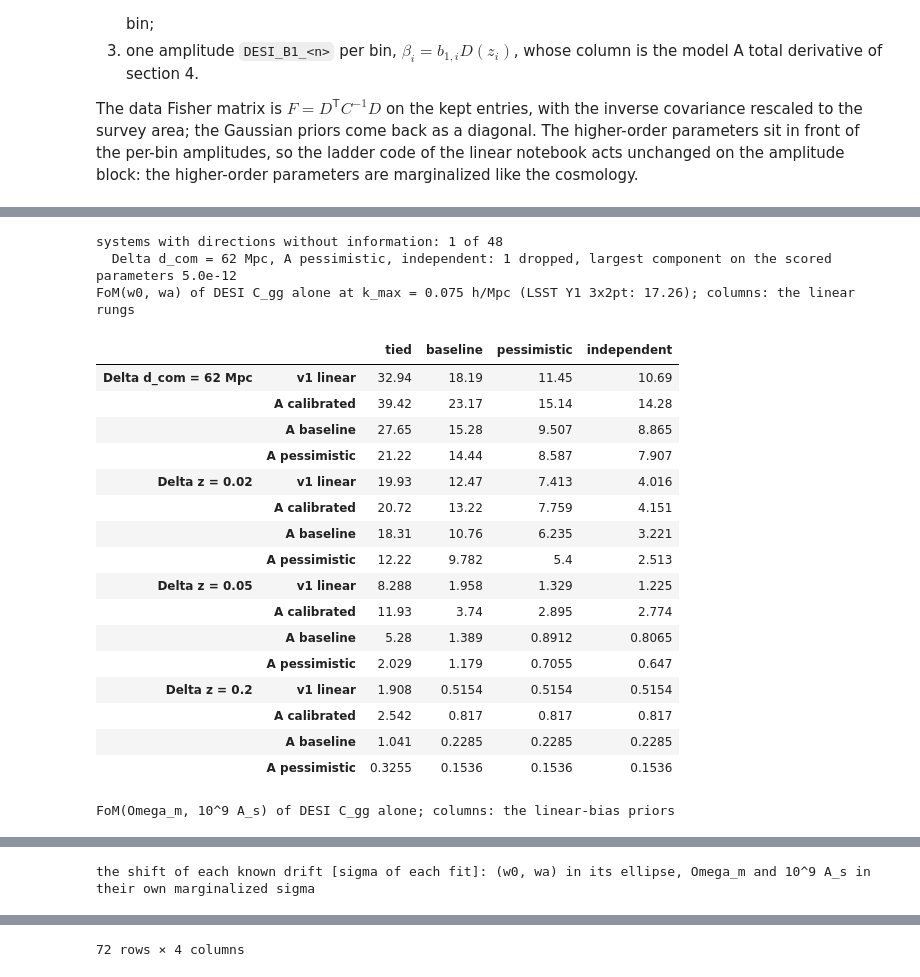
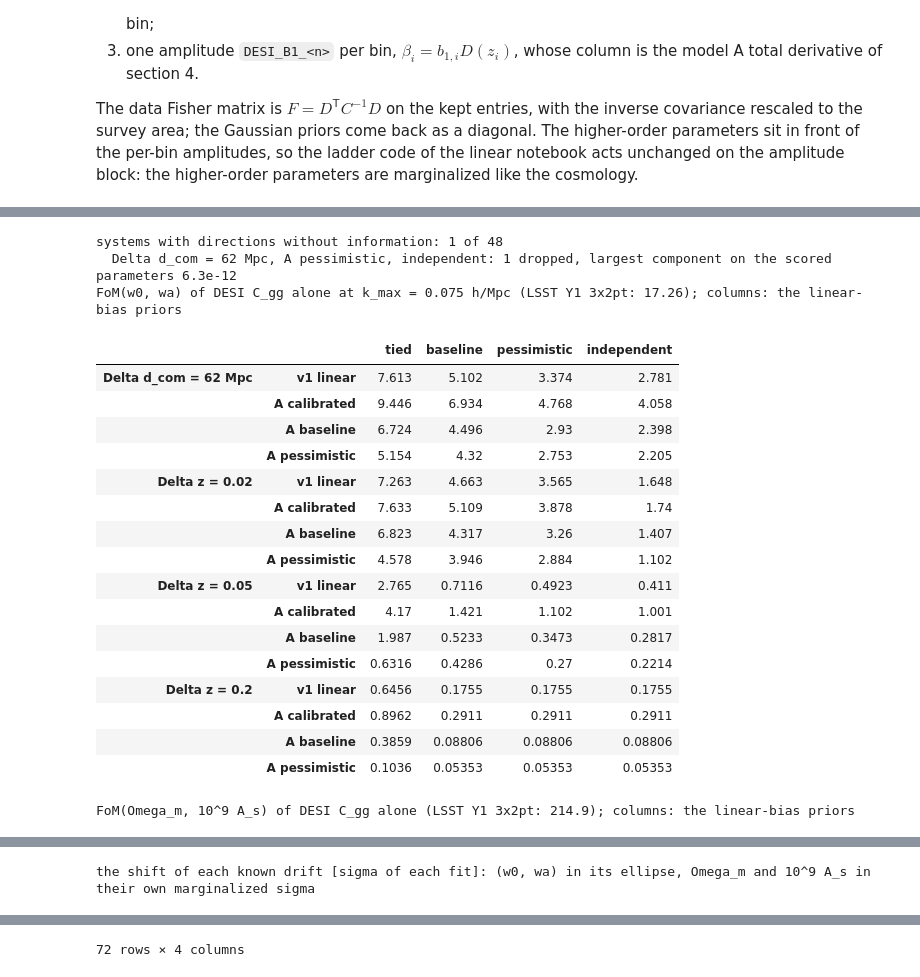
Before and after one commit to SBU-COSMOLIKE/lssty1xdesi, a Jupyter notebook: EXAMPLE_EVALUATE_FISHER_MODEL_A.ipynb, the cells around one changed output, grey strips where cells are left out. Drawn from its saved outputs; the diff is of its cells as text; code cells hidden in the pictures.

```diff
--- a/EXAMPLE_EVALUATE_FISHER_MODEL_A.ipynb
+++ b/EXAMPLE_EVALUATE_FISHER_MODEL_A.ipynb
@@ -188,9 +203,12 @@ The settings fix what is compared.
 PROJECT = 'projects/lssty1xdesi/'
 CHAINS = ROOTDIR + '/projects/lssty1xdesi/chains/'
 DESI_DATA = ROOTDIR + '/projects/lssty1xdesi/data/'
-# the figures of this notebook go to the v2 note; the v1 note is read only
+# the figures of this notebook go to the v2 note
 NOTE_PLOTS = ROOTDIR + '/projects/lssty1xdesi/notes/correlated_bias_prior_v2/plots/'
-V1_PLOTS = ROOTDIR + '/projects/lssty1xdesi/notes/correlated_bias_prior/plots/'
+# make_theory_data.py (the bias drift laws) lives in the v2 note's plots
+THEORY_PLOTS = ROOTDIR + '/projects/lssty1xdesi/notes/correlated_bias_prior_v2/plots/'
+# the linear-bias FoMs on the same cuts: the k_max study's scan
+KMAX_SCAN = ROOTDIR + '/projects/lssty1xdesi/notes/linear_bias_kmax/plots/fob_kmax/data.json'
 COSMO = ['As_1e9', 'ns', 'H0', 'omegab', 'omegam', 'w0', 'wa']
 # one footprint for every probe [deg^2]; the DESI covariance files are built
 # at DESI_COV_AREA_DEG2
@@ -201,11 +219,14 @@ H_MAIN = 0.02
 # model A's cut, h/Mpc at z = 0 (the UV-fraction criterion at k_max/D(z))
 KMAX = 0.075
 # The kept band powers are the linear notebook's UV-fraction cuts at KMAX,
-# read from its cache: v1 and v2 fit the same data, so every difference
-# between them is the bias model.
+# read from its cache: the linear-bias and the model A fits use the same
+# data, so every difference between them is the bias model.
 LINEAR_CUTS_CACHE = CHAINS + 'EXAMPLE_EVALUATE_FISHER_SCALE_CUTS.pkl'
-# LSST Y1 3x2pt in real space, the SRD setup (lsst_y1 project)
+# LSST Y1 3x2pt in real space, the SRD setup (lsst_y1 project): the
+# FoM of (w0, wa) and of (Omega_m, 10^9 A_s) from the Fisher matrix of its
+# EXAMPLE_EVALUATE2.ipynb (chains/EXAMPLE_EVALUATE2_FISHER_3x2pt.pkl)
 LSST_Y1_SRD_FOM = 17.26
+LSST_Y1_SRD_FOM_OM_AS = 214.9
 
 # The four layouts at the linear notebook's Fisher settings (likelihood
 # overrides and overall accuracy boost), on their model A example yamls.
@@ -709,7 +735,7 @@ in the sampled units. `rung_system` computes it from the same Fisher inverse
 as the dark-energy FoM, so the two tables describe one fit. It feeds panel (b)
 of the note's Figure 1.
 # %%
-sys.path.insert(0, V1_PLOTS)
+sys.path.insert(0, THEORY_PLOTS)
 import make_theory_data as bias_theory
 
 BIAS_ASSUMPTIONS = {
@@ -760,7 +786,7 @@ def fiducial_of(key):
 
 
 def group_bias_precision(key, L, sigma_by_group, free_tilt=True):
-    '''The memory-model prior precision on the bin biases (v1 notebook).'''
+    '''The memory-model prior precision on the bin biases (as in EXAMPLE_EVALUATE_FISHER.ipynb).'''
     zbar = BIN_ZBAR[key]
     fiducial = fiducial_of(key)
     P = np.zeros((len(zbar), len(zbar)))
@@ -778,7 +804,7 @@ def group_bias_precision(key, L, sigma_by_group, free_tilt=True):
 
 def bias_drift(key, law):
     '''The fractional deviation of every bin's b1 from B_g/D(z) under a known
-    drift (v1 notebook): the higher-order biases follow b1 in the truth too.'''
+    drift (as in EXAMPLE_EVALUATE_FISHER.ipynb): the higher-order biases follow b1 in the truth too.'''
     zbar = BIN_ZBAR[key]
     fiducial = fiducial_of(key)
     delta = np.zeros(len(zbar))
@@ -904,54 +930,61 @@ for (key, variant, rung), sysm in singular.items():
     print(f'  {key}, {variant}, {rung}: {sysm["dropped"]} dropped, largest component on the '
           f'scored parameters {sysm["null_overlap"]:.1e}')
 
-with open(V1_PLOTS + 'baseline_ladder/data.json') as f:
-    V1_LADDER = {lay['name']: lay for lay in json.load(f)['layouts']}
+# the linear-bias FoM of every prior at KMAX, from the k_max study (its
+# calibrated-truth scan carries the linear fit's FoM at each cut)
+with open(KMAX_SCAN) as f:
+    kmax_scan = json.load(f)
+m_cut = int(np.argmin(np.abs(np.asarray(kmax_scan['kmax_h_per_Mpc']) - KMAX)))
+V1_LADDER = {lay['name']: {'fom': {r: lay['shift'][r]['calibrated'][m_cut]['fom']
+                                   for r in kmax_scan['rungs']}}
+             for lay in kmax_scan['layouts']}
 
 table = {}
 for key in LAYOUTS:
     table[(key, 'v1 linear')] = {rung: V1_LADDER[key]['fom'][rung] for rung in LADDER_RUNGS}
     for variant in HO_VARIANTS:
         table[(key, variant)] = {rung: ladder[(key, variant, rung)]['fom'] for rung in LADDER_RUNGS}
 print(f'FoM(w0, wa) of DESI C_gg alone at k_max = {KMAX} h/Mpc (LSST Y1 3x2pt: '
-      f'{LSST_Y1_SRD_FOM}); columns: the linear rungs')
+      f'{LSST_Y1_SRD_FOM}); columns: the linear-bias priors')
 display(pd.DataFrame(table).T)
 table_om_as = {(key, variant): {rung: ladder[(key, variant, rung)]['fom_om_as']
                                 for rung in LADDER_RUNGS}
                for key in LAYOUTS for variant in HO_VARIANTS}
-print('FoM(Omega_m, 10^9 A_s) of DESI C_gg alone; columns: the linear-bias priors')
+print(f'FoM(Omega_m, 10^9 A_s) of DESI C_gg alone (LSST Y1 3x2pt: '
+      f'{LSST_Y1_SRD_FOM_OM_AS}); columns: the linear-bias priors')
 display(pd.DataFrame(table_om_as).T)
 
 shift_table = {}
 for key in LAYOUTS:
     for variant in HO_VARIANTS:
         for law in DRIFT_LAWS:
             for what in ['', *[f'_{p}' for p in SINGLE_PARAMS]]:
                 label = '(w0, wa)' if not what else what[1:]
                 shift_table[(key, variant, law, label)] = {
                     rung: ladder[(key, variant, rung)][law + what] for rung in LADDER_RUNGS}
 print('the shift of each known drift [sigma of each fit]: (w0, wa) in its ellipse, '
       'Omega_m and 10^9 A_s in their own marginalized sigma')
 display(pd.DataFrame(shift_table).T)
 # %% [output]
 systems with directions without information: 1 of 48
-  Delta d_com = 62 Mpc, A pessimistic, independent: 1 dropped, largest component on the scored parameters 5.0e-12
-FoM(w0, wa) of DESI C_gg alone at k_max = 0.075 h/Mpc (LSST Y1 3x2pt: 17.26); columns: the linear rungs
+  Delta d_com = 62 Mpc, A pessimistic, independent: 1 dropped, largest component on the scored parameters 6.3e-12
+FoM(w0, wa) of DESI C_gg alone at k_max = 0.075 h/Mpc (LSST Y1 3x2pt: 17.26); columns: the linear-bias priors
 |  |  | tied | baseline | pessimistic | independent |
-| Delta d_com = 62 Mpc | v1 linear | 32.94 | 18.19 | 11.45 | 10.69 |
-|  | A calibrated | 39.42 | 23.17 | 15.14 | 14.28 |
-|  | A baseline | 27.65 | 15.28 | 9.507 | 8.865 |
-|  | A pessimistic | 21.22 | 14.44 | 8.587 | 7.907 |
-| Delta z = 0.02 | v1 linear | 19.93 | 12.47 | 7.413 | 4.016 |
-|  | A calibrated | 20.72 | 13.22 | 7.759 | 4.151 |
-|  | A baseline | 18.31 | 10.76 | 6.235 | 3.221 |
-|  | A pessimistic | 12.22 | 9.782 | 5.4 | 2.513 |
-| Delta z = 0.05 | v1 linear | 8.288 | 1.958 | 1.329 | 1.225 |
-|  | A calibrated | 11.93 | 3.74 | 2.895 | 2.774 |
-|  | A baseline | 5.28 | 1.389 | 0.8912 | 0.8065 |
-|  | A pessimistic | 2.029 | 1.179 | 0.7055 | 0.647 |
-| Delta z = 0.2 | v1 linear | 1.908 | 0.5154 | 0.5154 | 0.5154 |
-|  | A calibrated | 2.542 | 0.817 | 0.817 | 0.817 |
-|  | A baseline | 1.041 | 0.2285 | 0.2285 | 0.2285 |
-|  | A pessimistic | 0.3255 | 0.1536 | 0.1536 | 0.1536 |
+| Delta d_com = 62 Mpc | v1 linear | 7.613 | 5.102 | 3.374 | 2.781 |
+|  | A calibrated | 9.446 | 6.934 | 4.768 | 4.058 |
+|  | A baseline | 6.724 | 4.496 | 2.93 | 2.398 |
+|  | A pessimistic | 5.154 | 4.32 | 2.753 | 2.205 |
+| Delta z = 0.02 | v1 linear | 7.263 | 4.663 | 3.565 | 1.648 |
+|  | A calibrated | 7.633 | 5.109 | 3.878 | 1.74 |
+|  | A baseline | 6.823 | 4.317 | 3.26 | 1.407 |
+|  | A pessimistic | 4.578 | 3.946 | 2.884 | 1.102 |
+| Delta z = 0.05 | v1 linear | 2.765 | 0.7116 | 0.4923 | 0.411 |
+|  | A calibrated | 4.17 | 1.421 | 1.102 | 1.001 |
+|  | A baseline | 1.987 | 0.5233 | 0.3473 | 0.2817 |
+|  | A pessimistic | 0.6316 | 0.4286 | 0.27 | 0.2214 |
+| Delta z = 0.2 | v1 linear | 0.6456 | 0.1755 | 0.1755 | 0.1755 |
+|  | A calibrated | 0.8962 | 0.2911 | 0.2911 | 0.2911 |
+|  | A baseline | 0.3859 | 0.08806 | 0.08806 | 0.08806 |
+|  | A pessimistic | 0.1036 | 0.05353 | 0.05353 | 0.05353 |
-FoM(Omega_m, 10^9 A_s) of DESI C_gg alone; columns: the linear-bias priors
+FoM(Omega_m, 10^9 A_s) of DESI C_gg alone (LSST Y1 3x2pt: 214.9); columns: the linear-bias priors
 |  |  | tied | baseline | pessimistic | independent |
```
Also changed, not shown: parts of 11 cells of this notebook, 42 other files.
